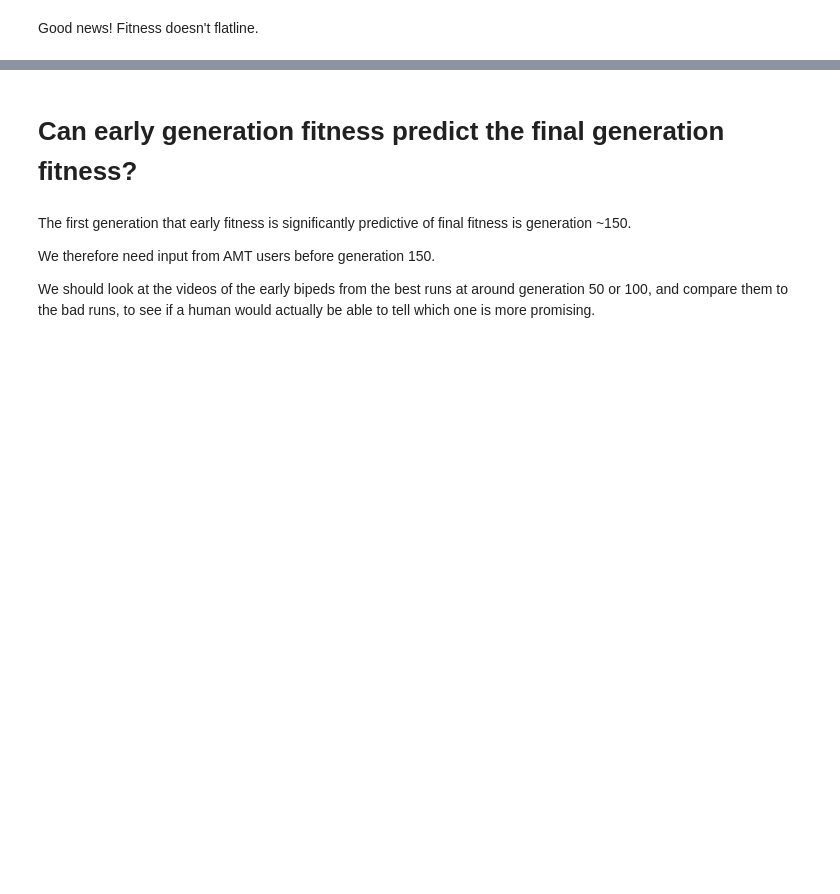
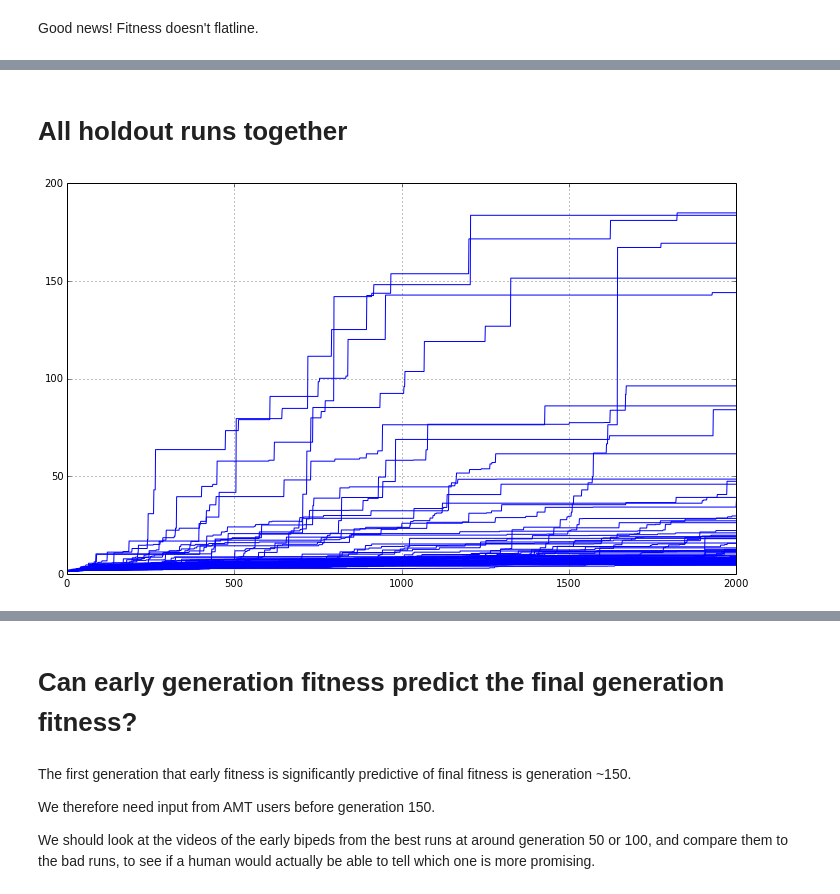
Before and after one commit to rhiever/AMT-biped-analysis, a Jupyter notebook: Biped analysis.ipynb, the cells around one changed output, grey strips where cells are left out. Cells and saved outputs as stored; diff of their text form; code cells hidden in the pictures; blank space fills up the shorter version.

```diff
--- a/Biped analysis.ipynb
+++ b/Biped analysis.ipynb
@@ -23,10 +37,10 @@ Good news! Fitness doesn't flatline.
 from glob import glob
 from pandas import read_csv
 
-for fitness_file in sorted(glob("*_log.txt")):
+for fitness_file in sorted(glob("training-bipeds/*_log.txt")):
     fitness_data = read_csv(fitness_file, sep=" ", names=["generation", "fitness", "dummy"])
     figure(figsize=(12, 7))
-    title(fitness_file.strip("_log.txt"))
+    title(fitness_file.strip("_log.txt").split("/")[1])
     fitness_data.fitness.plot()
 # %% [output]
 [figure]
@@ -44,0 +59,13 @@ for fitness_file in sorted(glob("*_log.txt")):
+# %% [markdown]
+# All holdout runs together
+# %%
+from glob import glob
+from pandas import read_csv
+
+figure(figsize=(12, 7))
+
+for fitness_file in sorted(glob("holdout-bipeds/*_log.txt")):
+    fitness_data = read_csv(fitness_file, sep=" ", names=["generation", "fitness", "dummy"])
+    fitness_data.fitness.plot(color="blue")
+# %% [output]
+[figure, added]
```
Also changed, not shown: parts of 17 cells of this notebook.
